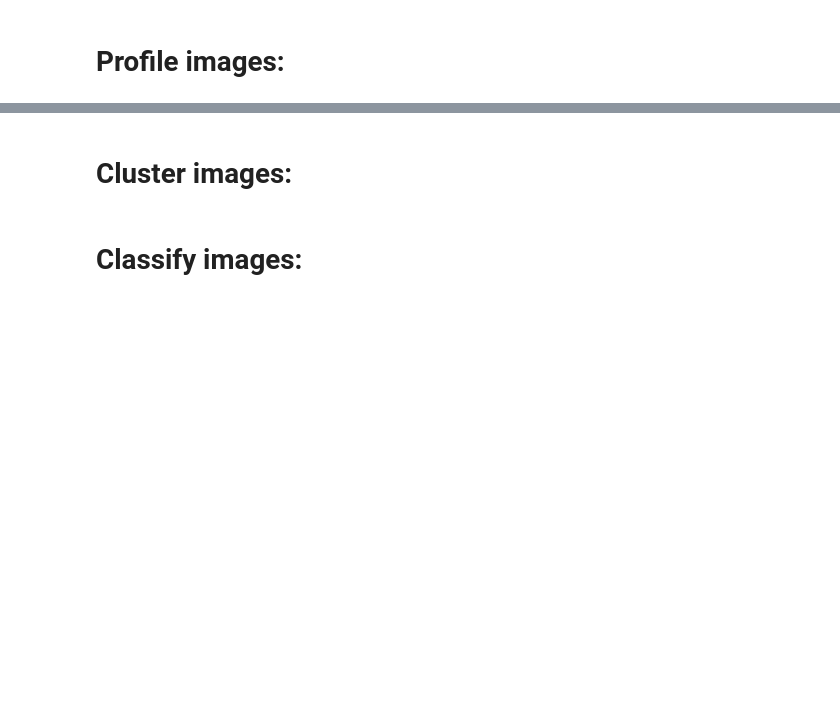
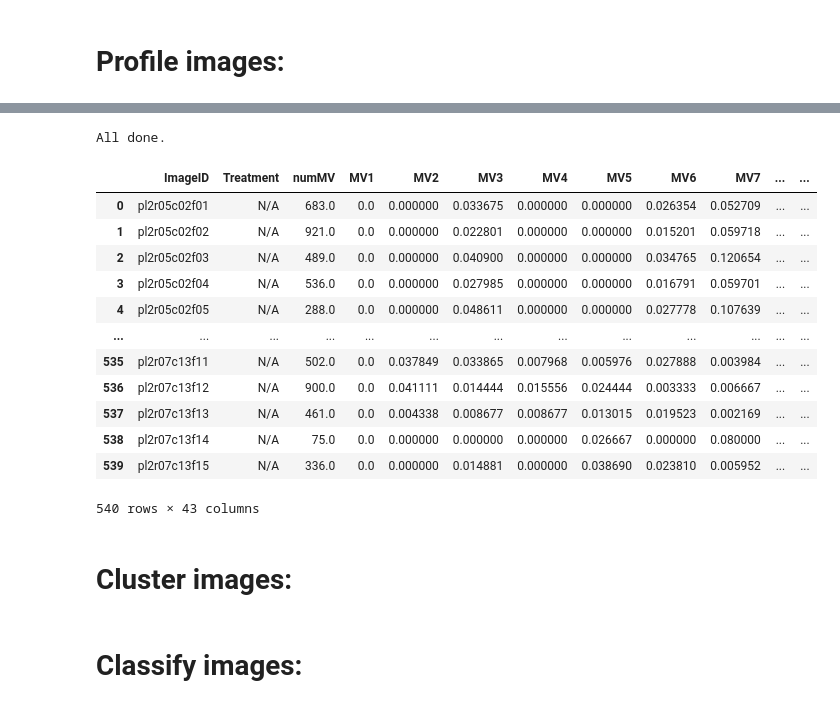
Before and after one commit to teolemay/Phindr3D-python, a Jupyter notebook: phindr3d.ipynb, the cells around one changed output, grey strips where cells are left out. Cells and saved outputs as stored; diff of their text form; code cells hidden in the pictures; blank space fills up the shorter version.

```diff
--- a/phindr3d.ipynb
+++ b/phindr3d.ipynb
@@ -71,0 +66,20 @@ param.numChannels = int(files.shape[2])
+# %%
+folder_path = r'D:\20210326 - iN_BH3Mimetic_Phindr3D\20210326 - iN_BH3-mimetic_Phindr3D__2021-03-26T07_48_34-Measurement 1\Images' #r'path_to_images'
+
+files, imageIDs, treatmentids, idstreatment = phi.get_files(folder_path, ID_pos='start', ID_mark=None, treat_mark='r', treat_endmark='f', ID_markextra=None, slice_mark='p0', chan_mark='ch')
+
+#will be empty list if treat_mark is none.
+param.imageTreatments = idstreatment
+param.treatmentColNameForNormalization = treatmentids
+if len(idstreatment) > 0:
+    param.allTreatments = np.array(list(treatmentids.keys()), dtype='object')
+
+#change This parameter below to True to get scaling factors separately for each treatment.
+param.intensityNormPerTreatment = False
+
+print('number of images:', len(imageIDs))
+print(param.allTreatments)
+#properly calculate number of channels
+#slices in first ID:
+tmpslices = list(files[imageIDs[0]].keys())
+param.numChannels = len(files[imageIDs[0]][tmpslices[0]])
@@ -85,6 +103,9 @@ Upperbounds: [ 2690.2  23357.32 10929.12]
 # Threshold images:
 get threshold value to use from training data
 # %%
-param = phi.getImageThresholValues(files, allImageID, param)
+param = phi.getImageThresholdValues(files, allImageID, param)
+intensityThreshold = np.quantile(param.intensityThresholdValues, param.intensityThresholdTuningFactor, axis=0)
+param.intensityThreshold = np.reshape(intensityThreshold, (1, param.numChannels))
+
 print(param.intensityThreshold)
 # %% [output]
@@ -118,7 +139,10 @@ print(param.pixelBinCenters.shape)
 # Define super voxels:
 use pixel categories to make some supervoxels! (also cluster super voxels into bins/categories)
 # %%
+# param.showImage = True
+
 param = phi.getSuperVoxelBinCenters(files, allImageID, param)
 print(param.supervoxelBincenters) #15 different supervoxel categories made up of frequencies of 20 different pixel categories
 print(param.supervoxelBincenters.shape)
+param.showImage = False
 # %% [output]
@@ -190,3 +193,35 @@ All done.
+# %%
+# to use previously calculated categories, uncomment lines below to specify different location of files
+# to be analyzed: EDIT HERE
+
+# folder_path =  r'E:\Phindr3D_screenC\screenC\plate1'
+
+# files, imageIDs = phi.get_files(folder_path, ID_pos='start', ID_mark=None, ID_markextra='OB\d', slice_mark='_Z', chan_mark='_CH')
+
+#Set to True to show images in process (will show LARGE number of images): EDIT HERE
+param.showImage = False
+
+#customize output file and location: EDIT HERE
+outputFolder = r''
+outputFileName ='jamesneuron.csv'
+
+param, resultIM, resultRaw, df = phi.extractImageLevelTextureFeatures(files, allImageID, param, outputFileName=outputFileName, outputDir=outputFolder)
+df
+# %% [output]
+All done.
+|  | ImageID | Treatment | numMV | MV1 | MV2 | MV3 | MV4 | MV5 | MV6 | MV7 | ... | ... |
+| 0 | pl2r05c02f01 | N/A | 683.0 | 0.0 | 0.000000 | 0.033675 | 0.000000 | 0.000000 | 0.026354 | 0.052709 | ... | ... |
+| 1 | pl2r05c02f02 | N/A | 921.0 | 0.0 | 0.000000 | 0.022801 | 0.000000 | 0.000000 | 0.015201 | 0.059718 | ... | ... |
+| 2 | pl2r05c02f03 | N/A | 489.0 | 0.0 | 0.000000 | 0.040900 | 0.000000 | 0.000000 | 0.034765 | 0.120654 | ... | ... |
+| 3 | pl2r05c02f04 | N/A | 536.0 | 0.0 | 0.000000 | 0.027985 | 0.000000 | 0.000000 | 0.016791 | 0.059701 | ... | ... |
+| 4 | pl2r05c02f05 | N/A | 288.0 | 0.0 | 0.000000 | 0.048611 | 0.000000 | 0.000000 | 0.027778 | 0.107639 | ... | ... |
+| ... | ... | ... | ... | ... | ... | ... | ... | ... | ... | ... | ... | ... |
+| 535 | pl2r07c13f11 | N/A | 502.0 | 0.0 | 0.037849 | 0.033865 | 0.007968 | 0.005976 | 0.027888 | 0.003984 | ... | ... |
+| 536 | pl2r07c13f12 | N/A | 900.0 | 0.0 | 0.041111 | 0.014444 | 0.015556 | 0.024444 | 0.003333 | 0.006667 | ... | ... |
+| 537 | pl2r07c13f13 | N/A | 461.0 | 0.0 | 0.004338 | 0.008677 | 0.008677 | 0.013015 | 0.019523 | 0.002169 | ... | ... |
+| 538 | pl2r07c13f14 | N/A | 75.0 | 0.0 | 0.000000 | 0.000000 | 0.000000 | 0.026667 | 0.000000 | 0.080000 | ... | ... |
+| 539 | pl2r07c13f15 | N/A | 336.0 | 0.0 | 0.000000 | 0.014881 | 0.000000 | 0.038690 | 0.023810 | 0.005952 | ... | ... |
+540 rows × 43 columns
 # %%
 import pickle
 with open('paramfile.pkl', 'wb') as f:
```
Also changed, not shown: parts of 9 cells of this notebook.
